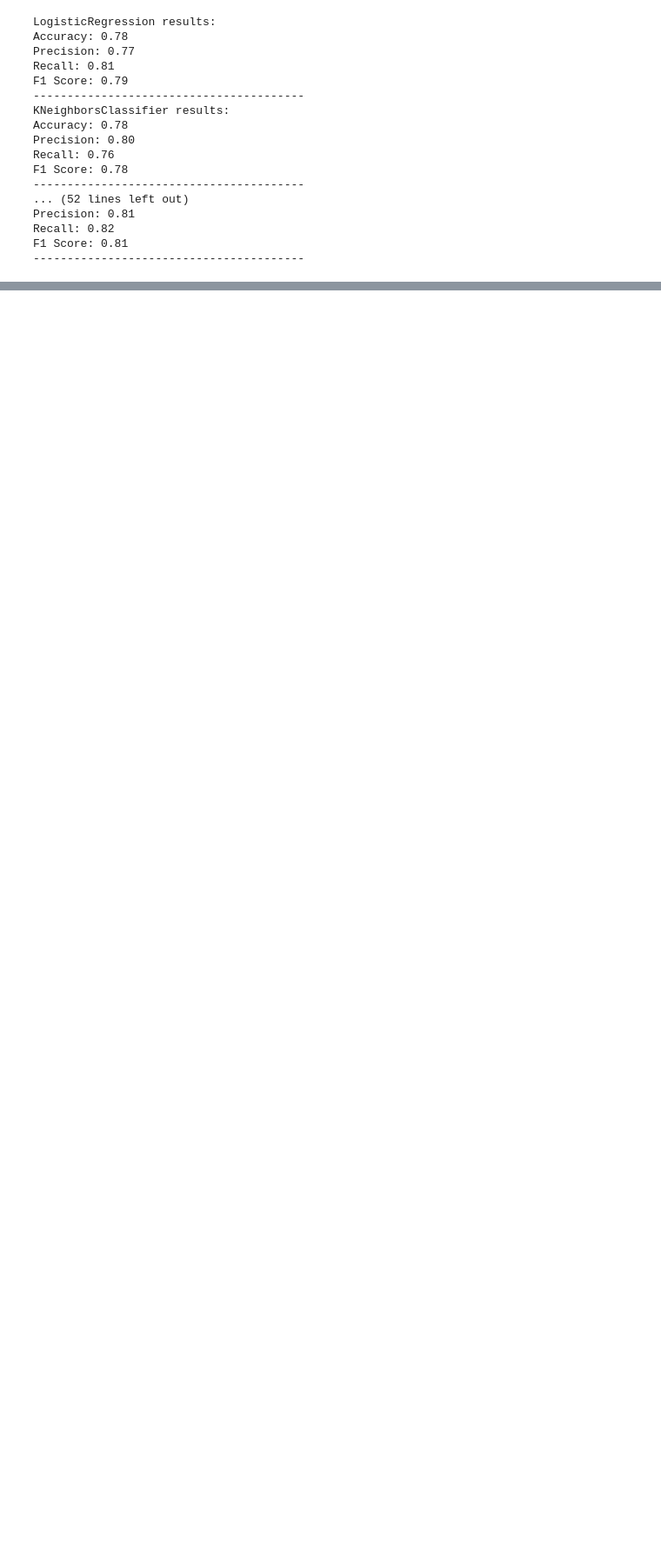
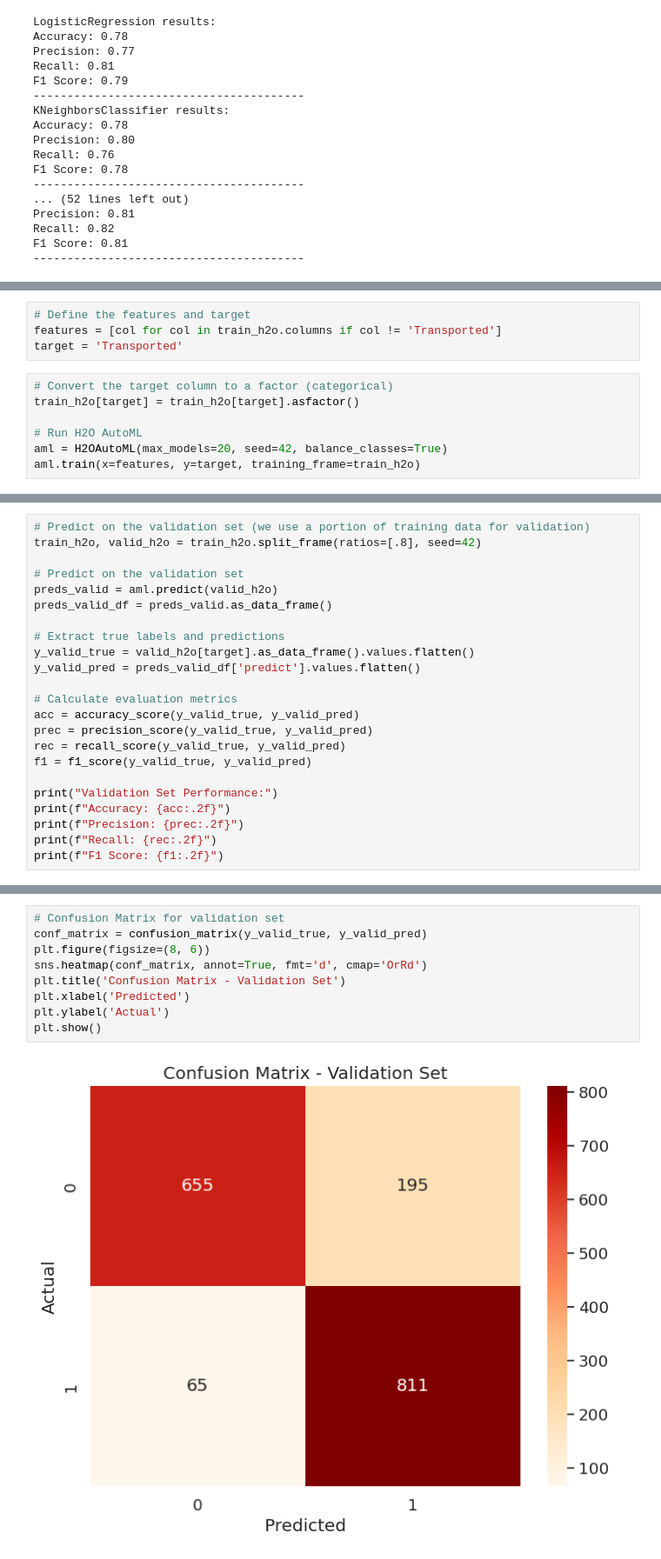
Before and after one commit to 7PAM2015-0509-2023-Group-20/-Kaggle-Challenge-20, a Jupyter notebook: Group_project_Kaggle_Challenge.ipynb, the cells around one changed output, grey strips where cells are left out. Shown at 87% size. Drawn from its saved outputs; the diff is of its cells as text; blank space fills up the shorter version.

```diff
--- a/Group_project_Kaggle_Challenge.ipynb
+++ b/Group_project_Kaggle_Challenge.ipynb
@@ -407,0 +540,11 @@ F1 Score: 0.81
+# %%
+# Define the features and target
+features = [col for col in train_h2o.columns if col != 'Transported']
+target = 'Transported'
+# %%
+# Convert the target column to a factor (categorical)
+train_h2o[target] = train_h2o[target].asfactor()
+
+# Run H2O AutoML
+aml = H2OAutoML(max_models=20, seed=42, balance_classes=True)
+aml.train(x=features, y=target, training_frame=train_h2o)
@@ -407,0 +587,23 @@ F1 Score: 0.81
+# %%
+# Predict on the validation set (we use a portion of training data for validation)
+train_h2o, valid_h2o = train_h2o.split_frame(ratios=[.8], seed=42)
+
+# Predict on the validation set
+preds_valid = aml.predict(valid_h2o)
+preds_valid_df = preds_valid.as_data_frame()
+
+# Extract true labels and predictions
+y_valid_true = valid_h2o[target].as_data_frame().values.flatten()
+y_valid_pred = preds_valid_df['predict'].values.flatten()
+
+# Calculate evaluation metrics
+acc = accuracy_score(y_valid_true, y_valid_pred)
+prec = precision_score(y_valid_true, y_valid_pred)
+rec = recall_score(y_valid_true, y_valid_pred)
+f1 = f1_score(y_valid_true, y_valid_pred)
+
+print("Validation Set Performance:")
+print(f"Accuracy: {acc:.2f}")
+print(f"Precision: {prec:.2f}")
+print(f"Recall: {rec:.2f}")
+print(f"F1 Score: {f1:.2f}")
@@ -407,0 +620,11 @@ F1 Score: 0.81
+# %%
+# Confusion Matrix for validation set
+conf_matrix = confusion_matrix(y_valid_true, y_valid_pred)
+plt.figure(figsize=(8, 6))
+sns.heatmap(conf_matrix, annot=True, fmt='d', cmap='OrRd')
+plt.title('Confusion Matrix - Validation Set')
+plt.xlabel('Predicted')
+plt.ylabel('Actual')
+plt.show()
+# %% [output]
+[figure, added]
```
Also changed, not shown: parts of 10 cells of this notebook.
